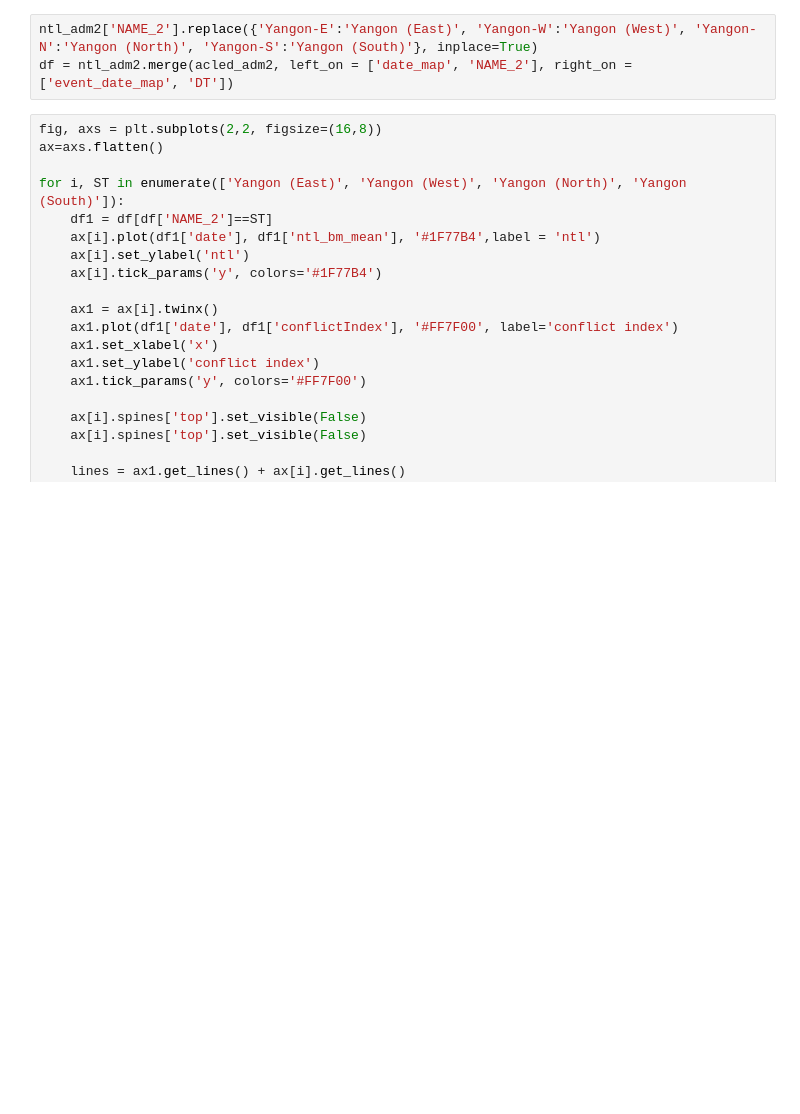
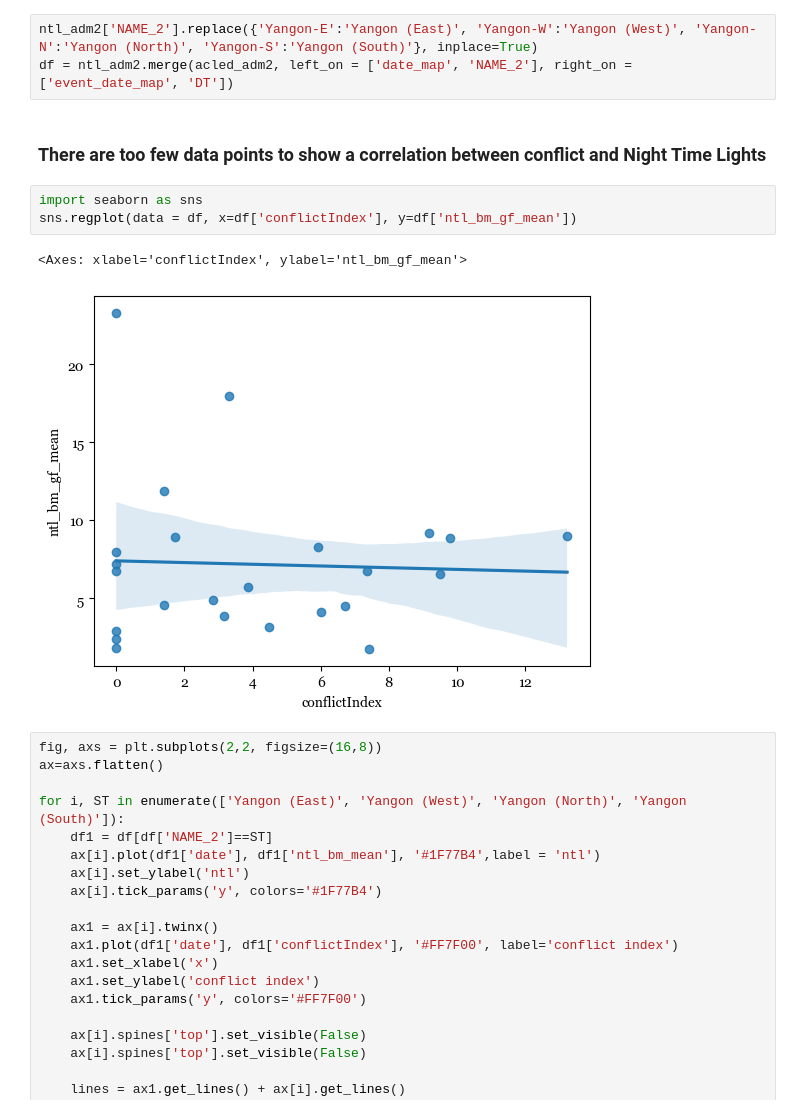
Before and after one commit to datapartnership/myanmar_economic_monitor, a Jupyter notebook: notebooks/conflict/acled.ipynb, the cells around one changed output. Cells and saved outputs as stored; diff of their text form; blank space fills up the shorter version.

Commit message:
acled ntl correlation

```diff
--- a/notebooks/conflict/acled.ipynb
+++ b/notebooks/conflict/acled.ipynb
@@ -383,6 +383,14 @@ ntl_adm2['date_map'] = ntl_adm2['date'].apply(lambda x:x.date())
 # %%
 ntl_adm2['NAME_2'].replace({'Yangon-E':'Yangon (East)', 'Yangon-W':'Yangon (West)', 'Yangon-N':'Yangon (North)', 'Yangon-S':'Yangon (South)'}, inplace=True)
 df = ntl_adm2.merge(acled_adm2, left_on = ['date_map', 'NAME_2'], right_on = ['event_date_map', 'DT'])
+# %% [markdown]
+### There are too few data points to show a correlation between conflict and Night Time Lights
+# %%
+import seaborn as sns
+sns.regplot(data = df, x=df['conflictIndex'], y=df['ntl_bm_gf_mean'])
+# %% [output]
+<Axes: xlabel='conflictIndex', ylabel='ntl_bm_gf_mean'>
+[figure, added]
 # %%
 fig, axs = plt.subplots(2,2, figsize=(16,8))
 ax=axs.flatten()
```
